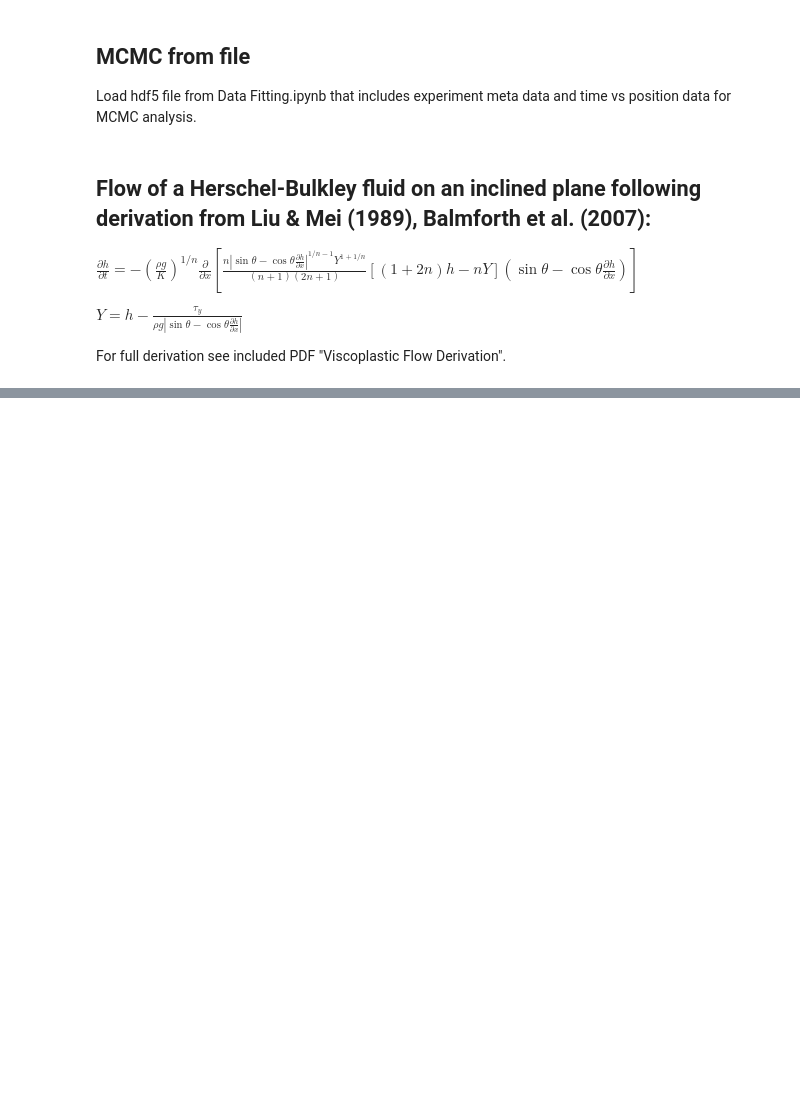
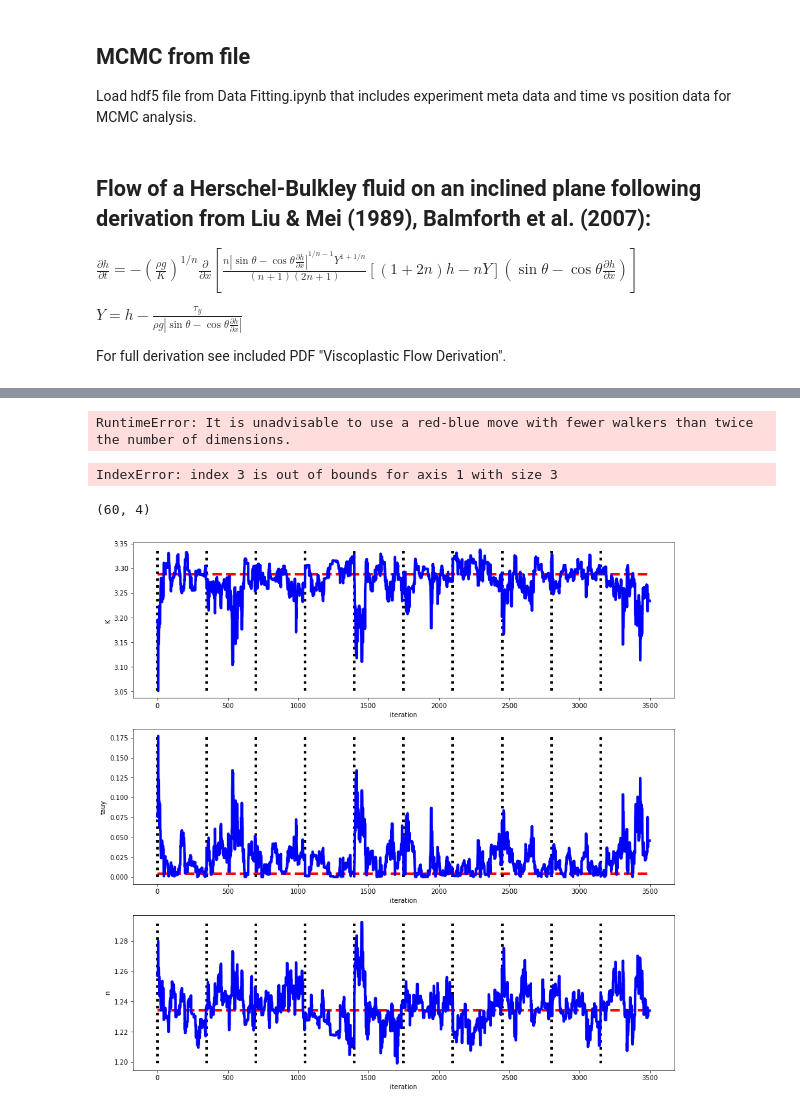
Before and after one commit to JanineBirnbaum18/3-phase-flow, a Jupyter notebook: MCMC from file.ipynb, the cells around one changed output, grey strips where cells are left out. Saved outputs shown, nothing was run; the diff lists cells and outputs as text; code cells hidden in the pictures; blank space fills up the shorter version.

```diff
--- a/MCMC from file.ipynb
+++ b/MCMC from file.ipynb
@@ -219,31 +279,33 @@ h0[x_grid<0.2] = H
 # %%
 # Uniform prior distribution
 def lnprior(mu):
-    K, tauy, n = mu
+    K, tauy, n, theta = mu
     if K_min < K < K_max and tauy_min < tauy < tauy_max and n_min < n < n_max:
-        return 0.0
+        return np.log(p_theta(theta))
     return -np.inf
 
 def lnprob(mu, x, y, yerr):
     lp = lnprior(mu)
     if not np.isfinite(lp):
         return -np.inf
-    return lp + lnlike(mu, x, y, yerr)# Create walkers
+    return lp + lnlike(mu, x, y, yerr)
 # %%
 # Create walkers
-ndim, nwalkers = 3, 10
-mu_pos = [init_pos + [1e-1, 1e-2, 1e-2]*np.random.randn(ndim) for i in range(nwalkers)]
+ndim, nwalkers = 4, 6
+mu_pos = [init_pos + [1e-1, 1e-2, 1e-2, 1e-2]*np.random.randn(ndim) for i in range(nwalkers)]
 # %%
 # Run MCMC
-steps = 50
+steps = 10
 sampler = mc.EnsembleSampler(nwalkers, ndim, lnprob, args=(x, y, yerr))
 sampler.run_mcmc(mu_pos, steps, progress=True);
+# %% [output]
+RuntimeError: It is unadvisable to use a red-blue move with fewer walkers than twice the number of dimensions.
 # %%
 # Inspect MCMC results
-s = 30 # ignore initial samples
+s = 0 #ignore initial samples
 samples = sampler.chain[:, s:, :].reshape((-1, ndim))
 
-K_fit = samples[:,0]; tauy_fit = samples[:,1]; n_fit = samples[:,2]
+K_fit = samples[:,0]; tauy_fit = samples[:,1]; n_fit = samples[:,2]; theta_fit = samples[:,3]
 
 # Find mode of each posterior distribution
 N, bin_edges = np.histogram(K_fit, bins=20)
@@ -252,39 +314,51 @@ N, bin_edges = np.histogram(tauy_fit, bins=20)
 tauy_post = np.mean([bin_edges[np.argmax(N)], bin_edges[np.argmax(N)+1]])
 N, bin_edges = np.histogram(n_fit, bins=20)
 n_post = np.mean([bin_edges[np.argmax(N)], bin_edges[np.argmax(N)+1]])
+N, bin_edges = np.histogram(theta_fit, bins=20)
+theta_post = np.mean([bin_edges[np.argmax(N)], bin_edges[np.argmax(N)+1]])
 
 # Find standard deviation
 K_std = np.std(K_fit)
 tauy_std = np.std(tauy_fit)
 n_std = np.std(n_fit)
+theta_std = np.std(theta_fit)
 
 # plot
-fig = corner.corner(samples, labels=["K", "tauy", "n"],
-                   truths=[K_post, tauy_post, n_post])
+fig = corner.corner(samples, labels=["K", "tauy", "n", "theta"],
+                  truths=[K_post, tauy_post, n_post, theta_post])
 print('K = ' + np.array2string(K_post, precision=1) + ' +- ' + np.array2string(2*K_std, precision=1) +
       ', tau_y = ' + np.array2string(tauy_post, precision=2) + ' +- ' + np.array2string(2*tauy_std, precision=2) +
-      ', n = ' + np.array2string(n_post, precision=2) + ' +- ' + np.array2string(2*n_std, precision=2))
+      ', n = ' + np.array2string(n_post, precision=2) + ' +- ' + np.array2string(2*n_std, precision=2) +
+      ', theta = ' + np.array2string(theta_post, precision=2) + ' +- ' + np.array2string(2*theta_std, precision=2))
+# %% [output]
+IndexError: index 3 is out of bounds for axis 1 with size 3
+# %%
+samples.shape
+# %% [output]
+(60, 4)
 # %%
 # inspect runs
-s = 30
+s = 150
 samples_full = sampler.chain[:, s:, :].reshape((-1, ndim))
 
 fig,ax = plt.subplots(nrows=3, figsize=(15,15))
 ax[0].plot(samples_full[:,0],'b-')
 ax[0].hlines(K_post, 0, samples_full.shape[0],colors='r',linestyles='dashed')
 ax[0].vlines(np.arange(nwalkers)*(steps-s),np.min(samples_full[:,0]),np.max(samples_full[:,0]),colors='k',linestyles='dotted')
 ax[0].set_xlabel('iteration')
 ax[0].set_ylabel('K')
 ax[1].plot(samples_full[:,1],'b-')
 ax[1].hlines(tauy_post, 0, samples_full.shape[0],colors='r',linestyles='dashed')
 ax[1].vlines(np.arange(nwalkers)*(steps-s),np.min(samples_full[:,1]),np.max(samples_full[:,1]),colors='k',linestyles='dotted')
 ax[1].set_xlabel('iteration')
 ax[1].set_ylabel('tauy')
 ax[2].plot(samples_full[:,2],'b-')
 ax[2].hlines(n_post, 0, samples_full.shape[0],colors='r',linestyles='dashed')
 ax[2].vlines(np.arange(nwalkers)*(steps-s),np.min(samples_full[:,2]),np.max(samples_full[:,2]),colors='k',linestyles='dotted')
 ax[2].set_xlabel('iteration')
 ax[2].set_ylabel('n');
+# %% [output]
+[figure, added]
 # %%
 # Plot most probable model with data
 x_grid = np.linspace(0,0.75,52)
```
Also changed, not shown: parts of 12 cells of this notebook, 2 other files.
